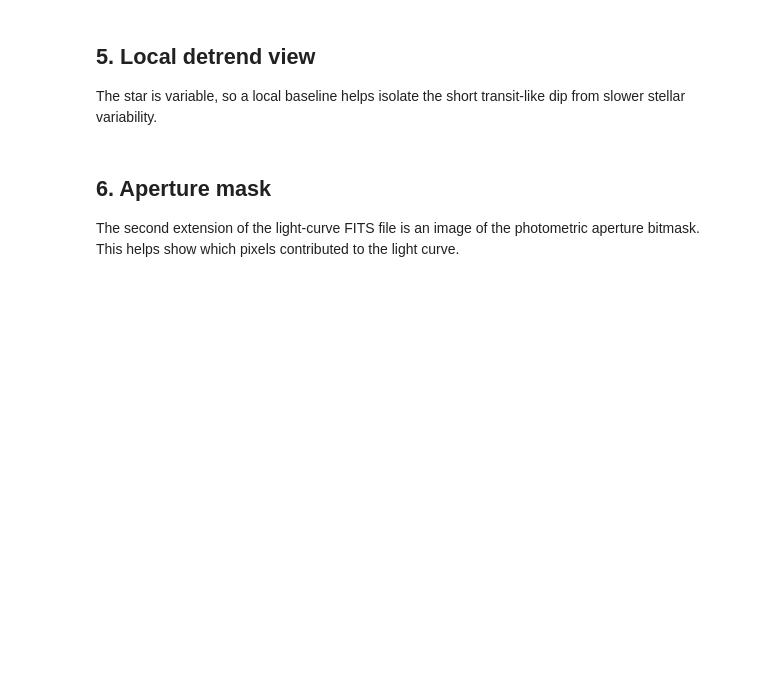
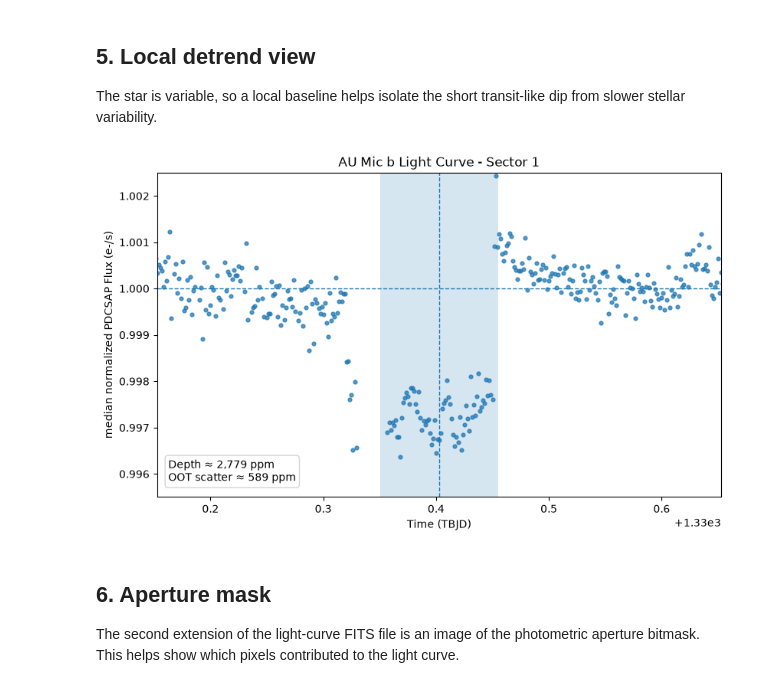
Before and after one commit to mason-cao/nasa-tess-exoplanet-analysis, a Jupyter notebook: notebooks/TESS_AU_Mic_candidate_transit_analysis.ipynb, the cells around one changed output. Cells and saved outputs as stored; diff of their text form; code cells hidden in the pictures; blank space fills up the shorter version.

```diff
--- a/notebooks/TESS_AU_Mic_candidate_transit_analysis.ipynb
+++ b/notebooks/TESS_AU_Mic_candidate_transit_analysis.ipynb
@@ -126,20 +159,20 @@ plt.show()
 The star is variable, so a local baseline helps isolate the short transit-like dip from slower stellar variability.
 # %%
 fig, ax = plt.subplots(figsize=(9.5, 5.5))
-ax.scatter((time[zoom] - t0) * 24, detrended[zoom], s=12, alpha=0.75, label="locally detrended flux")
+ax.scatter(time[zoom], detrended[zoom], s=12, alpha=0.75, label="locally detrended flux")
 ax.axhline(1.0, linestyle="--", linewidth=1.0)
-ax.axvline(0.0, linestyle="--", linewidth=1.0, label="mid-transit")
-ax.axvspan(-duration_hours / 2, duration_hours / 2, alpha=0.18, label="DVT duration")
-ax.set_xlim(-6, 6)
+ax.axvline(t0, linestyle="--", linewidth=1.0, label="mid-transit")
+ax.axvspan(t0 - duration_days / 2, t0 + duration_days / 2, alpha=0.18, label="DVT duration")
+ax.set_xlim(t0 - 0.25, t0 + 0.25)
 ax.set_ylim(0.9955, 1.0025)
-ax.set_title("Local Detrend of the Candidate Transit")
-ax.set_xlabel("Hours from selected transit center")
-ax.set_ylabel("Flux / Local Polynomial Baseline")
-ax.text(0.02, 0.05, f"Depth ≈ {estimated_depth_ppm:,.0f} ppm
-OOT scatter ≈ {local_scatter_ppm:,.0f} ppm", transform=ax.transAxes, fontsize=10,
+ax.set_title(f"{target} Light Curve - Sector {sector}")
+ax.set_xlabel("Time (TBJD)")
+ax.set_ylabel("median normalized PDCSAP Flux (e-/s)")
+ax.text(0.02, 0.05, f"Depth ≈ {estimated_depth_ppm:,.0f} ppm\nOOT scatter ≈ {local_scatter_ppm:,.0f} ppm", transform=ax.transAxes, fontsize=10,
         bbox={"boxstyle": "round", "facecolor": "white", "alpha": 0.82, "edgecolor": "0.8"})
-ax.legend(loc="upper right", frameon=True)
 plt.show()
+# %% [output]
+[figure, added]
 # %% [markdown]
 ## 6. Aperture mask
 
```
Also changed, not shown: parts of 6 cells of this notebook, 7 other files.
